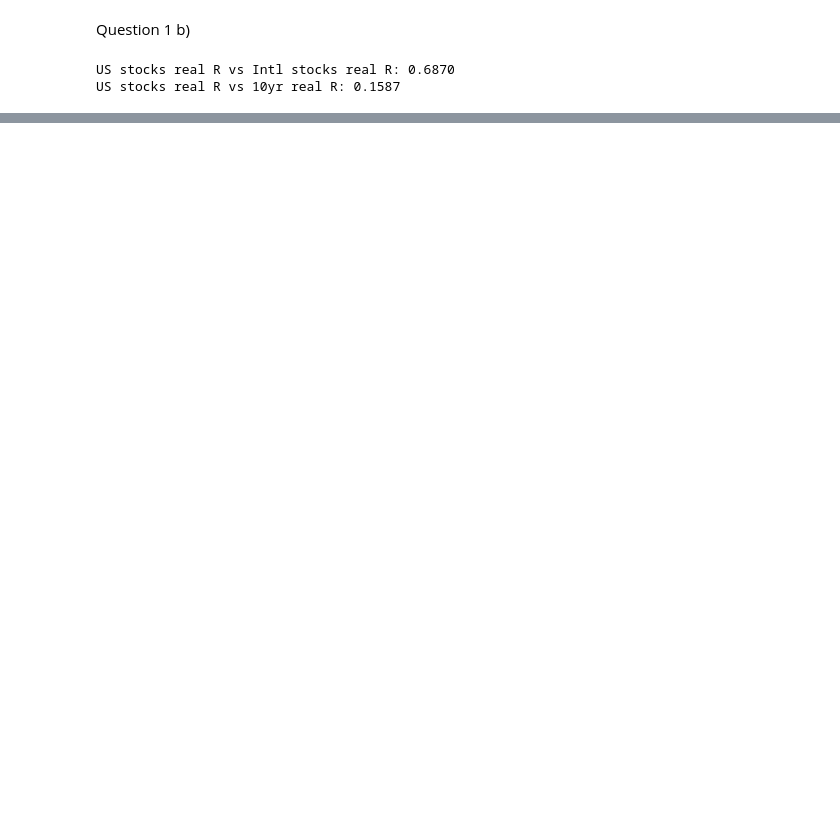
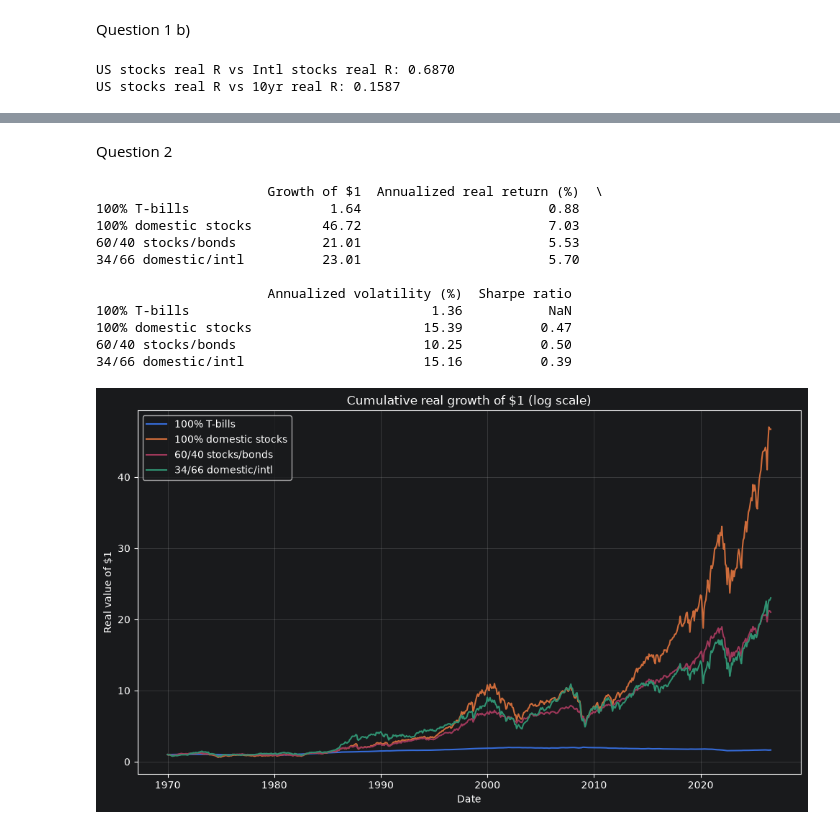
Before and after one commit to olegvart/MQF-402-Investment-Analysis-HW-1-, a Jupyter notebook: notebooks/q1.ipynb, the cells around one changed output, grey strips where cells are left out. Cells and saved outputs as stored; diff of their text form; code cells hidden in the pictures; blank space fills up the shorter version.

Commit message:
Add project structure, data, and Q1 notebook

```diff
--- a/notebooks/q1.ipynb
+++ b/notebooks/q1.ipynb
@@ -114,0 +181,61 @@ US stocks real R vs 10yr real R: 0.1587
+# %% [markdown]
+Question 2
+# %%
+df["date"] = pd.to_datetime(df["date"])
+p = df.set_index("date")
+
+r_bill = p["real_3mnth_return"]
+r_dom = p["real_us_stocks_return"]
+r_intl = p["real_intl_stocks_return"]
+r_bond = p["real_10yr_return"]
+
+
+portfolios = pd.DataFrame({
+    "100% T-bills": r_bill,
+    "100% domestic stocks": r_dom,
+    "60/40 stocks/bonds": 0.60 * r_dom + 0.40 * r_bond,
+    "34/66 domestic/intl": 0.34 * r_dom + 0.66 * r_intl,
+})
+
+
+n_months = len(portfolios)
+growth = (1 + portfolios).cumprod()
+excess = portfolios.sub(r_bill, axis=0)
+
+summary = pd.DataFrame(index=portfolios.columns)
+summary["Growth of $1"] = growth.iloc[-1]
+summary["Annualized real return (%)"] = (growth.iloc[-1] ** (12 / n_months) - 1) * 100
+summary["Annualized volatility (%)"] = portfolios.std() * np.sqrt(12) * 100
+summary["Sharpe ratio"] = (excess.mean() * 12) / (excess.std() * np.sqrt(12))
+
+print(summary.round(2))
+
+start = pd.DataFrame([[1.0] * 4], columns=growth.columns,
+                     index=[growth.index[0] - pd.offsets.MonthEnd(1)])
+wealth = pd.concat([start, growth])
+
+fig, ax = plt.subplots(figsize=(10, 6))
+for col in wealth.columns:
+    ax.plot(wealth.index, wealth[col], label=col)
+
+##ax.set_yscale("log") log axis in case needed
+ax.set_title("Cumulative real growth of $1")
+ax.set_xlabel("Date")
+ax.set_ylabel("Real value of $1")
+ax.grid(True, alpha=0.3)
+ax.legend()
+plt.tight_layout()
+plt.show()
+# %% [output]
+                      Growth of $1  Annualized real return (%)  \
+100% T-bills                  1.64                        0.88
+100% domestic stocks         46.72                        7.03
+60/40 stocks/bonds           21.01                        5.53
+34/66 domestic/intl          23.01                        5.70
+
+                      Annualized volatility (%)  Sharpe ratio
+100% T-bills                               1.36           NaN
+100% domestic stocks                      15.39          0.47
+60/40 stocks/bonds                        10.25          0.50
+34/66 domestic/intl                       15.16          0.39
+[figure, added]
```
Also changed, not shown: parts of 10 cells of this notebook, 1 other file.
